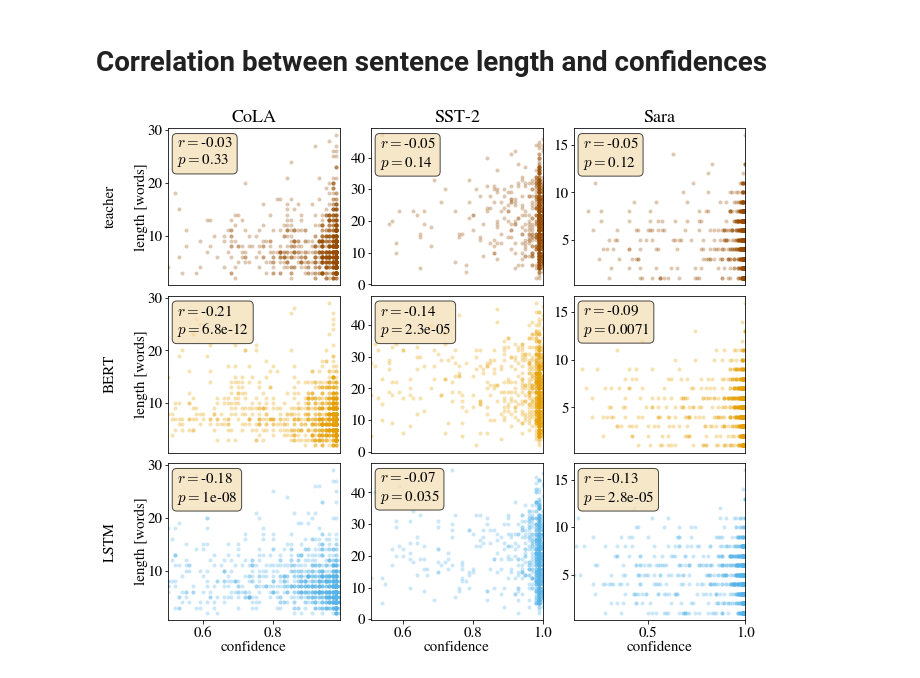
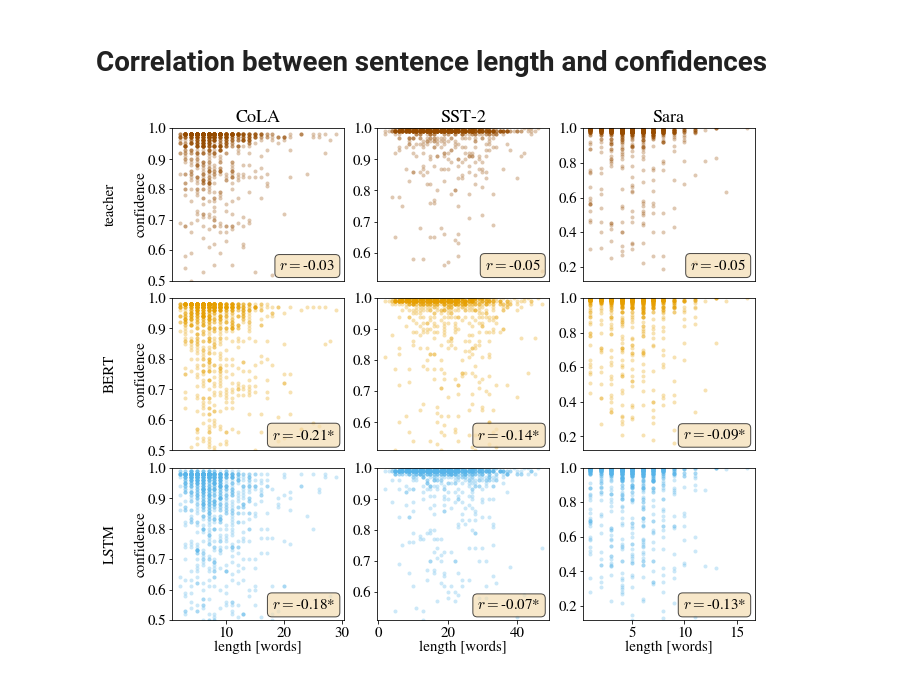
Before and after one commit to samsucik/knowledge-distil-bert, a Jupyter notebook: experiments/analysis/General plotting.ipynb, the cells around one changed output. Cells and saved outputs as stored; diff of their text form; code cells hidden in the pictures.

```diff
--- a/experiments/analysis/General plotting.ipynb
+++ b/experiments/analysis/General plotting.ipynb
@@ -247,38 +261,38 @@ plt.show()
 # %%
 take_log = False
 prob_log_limit = 0.99
 fig, axs = plt.subplots(nrows=3, ncols=3, figsize=(9.5, 8), sharex="col", sharey="col")
 alpha = 0.3
 for i, task in enumerate(glue_tasks):
     data = pd.read_csv("predictions/full_predictions-{}.csv".format(task))
     axs[0, i].set_title(task)
     for j, model_type in enumerate(model_types["main"]):
         ax = axs[j, i]
-        xs = data["confidence_{}".format(model_type)]
-        ys = data["sentence"].apply(lambda s: len(s.split()))
+        ys = data["confidence_{}".format(model_type)]
+        xs = data["sentence"].apply(lambda s: len(s.split()))
         R, p = pearsonr(xs, ys)
-        text = "$r = ${:.2f}\n$p = ${:.2g}".format(R, p)
+        text = "$r = ${:.2f}".format(R) + ("*" if p < 0.05 else "")
         props = dict(boxstyle='round', facecolor='wheat', alpha=0.7)
-        ax.text(0.05, 0.95, text, transform=ax.transAxes, verticalalignment='top', bbox=props)
+        ax.text(0.95, 0.05, text, transform=ax.transAxes, verticalalignment='bottom', horizontalalignment='right', bbox=props)
         if take_log:
-            xs = np.minimum(xs, prob_log_limit)
-            xs = np.log(1-xs)*-1
+            ys = np.minimum(ys, prob_log_limit)
+            ys = np.log(1-ys)*-1
         ax.plot(xs, ys, marker=".", color=[*model_colours[model_type], alpha], markeredgewidth=0, linewidth=0, markersize=8)
-        bottom = min(xs)
-        top = max(xs)
-        ax.set_xlim(bottom, top)
-        if i == 0: ax.set_ylabel(model_type + "\n\nlength [words]", labelpad=0)
+        bottom = min(ys)
+        top = max(ys)
+        ax.set_ylim(bottom, 1.0)
+        if i == 0: ax.set_ylabel(model_type + "\n\nconfidence", labelpad=0)
         ax.tick_params(axis="y", pad=2)
-        if j == 2: ax.set_xlabel("confidence", labelpad=0)
+        if j == 2: ax.set_xlabel("length [words]", labelpad=0)
         else: ax.tick_params(axis="x", length=0)
         if take_log:
             ticks = [bottom, bottom + (-np.log(1-prob_log_limit) - bottom)/3,
                      bottom + 2*(-np.log(1-prob_log_limit) - bottom)/3, -np.log(1-prob_log_limit)]
             ticklabels = ["{:.2f}".format(-np.exp(-t)+1) for t in ticks]
-            ax.set_xticks(ticks)
-            ax.set_xticklabels(ticklabels)
+            ax.set_yticks(ticks)
+            ax.set_yticklabels(ticklabels)
 
-plt.tight_layout(w_pad=0.1, h_pad=0.2)
+plt.tight_layout(w_pad=0.1, h_pad=0.8)
 plt.show()
 # %% [output]
-[figure, old version]
+[figure, new version]
```
Also changed, not shown: parts of 4 cells of this notebook, 17 other files.
